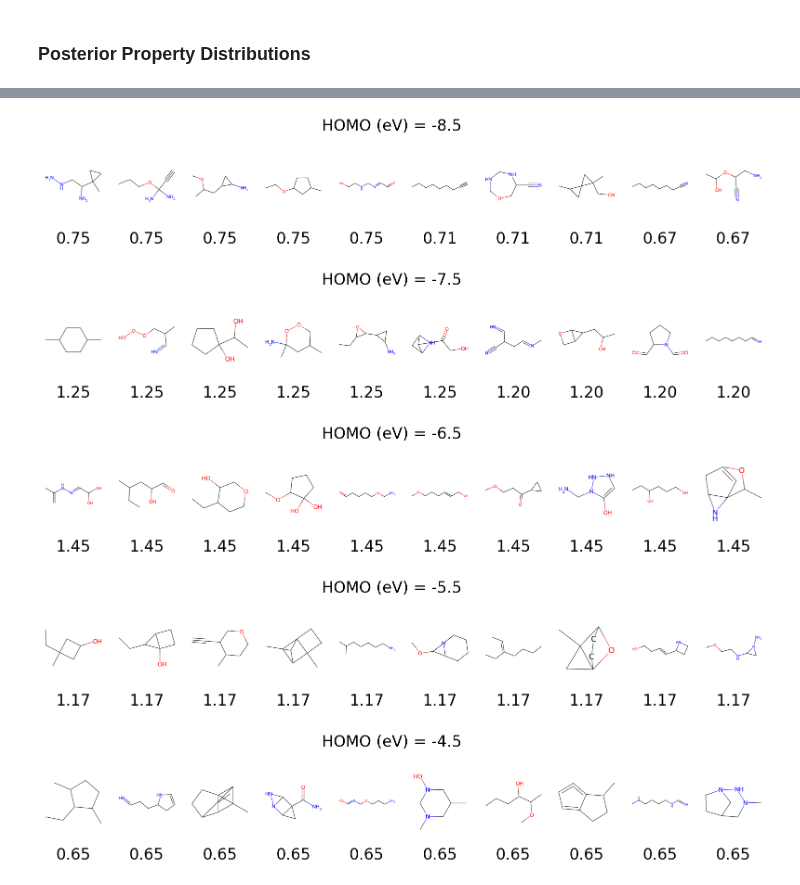
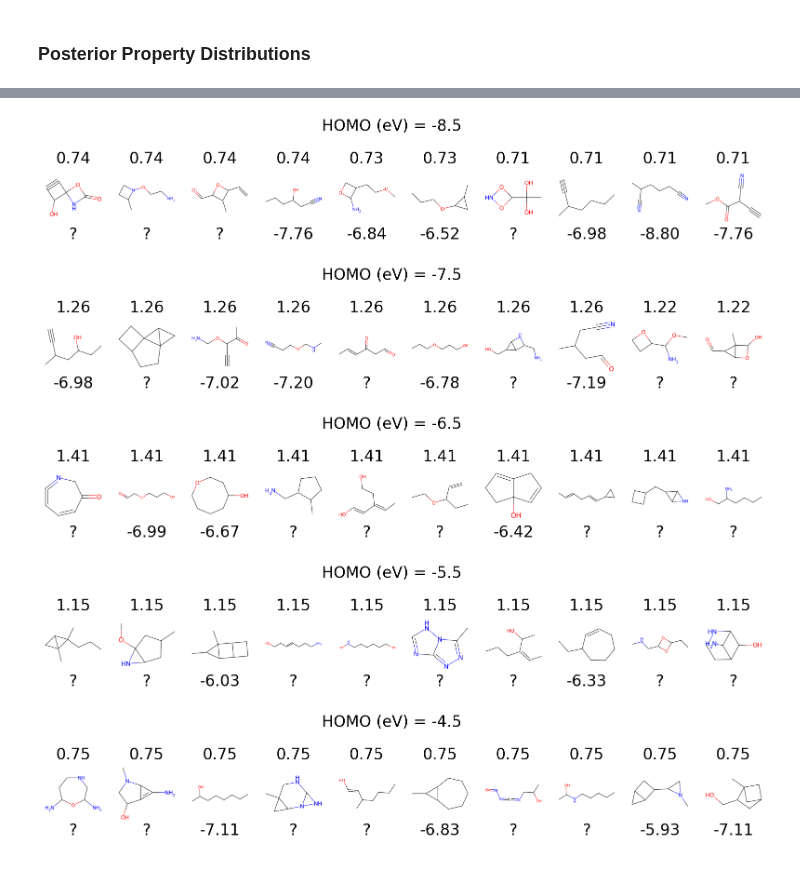
Before and after one commit to pkmtum/Molecular_Generative_Modeling, a Jupyter notebook: source/graph_vae_inverse_design.ipynb, the cells around one changed output, grey strips where cells are left out. Saved outputs shown, nothing was run; the diff lists cells and outputs as text; code cells hidden in the pictures.

```diff
--- a/source/graph_vae_inverse_design.ipynb
+++ b/source/graph_vae_inverse_design.ipynb
@@ -107,12 +101,23 @@ for target_value in target_property_values:
     best_properties = y[indices]
     mols = [graph_to_mol(data=graph, includes_h=include_hydrogen, validate=True) for graph in best_dataset]
 
-    fig, axs = plt.subplots(1, k, figsize=(k * 2, 3))
+    best_dataset_loader = DataLoader(best_dataset, batch_size=64, shuffle=False)
+    with torch.no_grad():
+        z = model.encode_mean(next(iter(best_dataset_loader)))
+        y_pred_mu, y_pred_sigma = model.predict_properties(z=z)
+        y_pred_mu = model.denormalize_properties(y_pred_mu)
+        y_pred_sigma = model.denormalize_properties_std(y_pred_sigma)
+
+    # get the molecules that most likely have the target property value
+    normal_distribution = D.Normal(loc=y_pred_mu, scale=y_pred_sigma)
+    log_likelihoods = normal_distribution.log_prob(torch.full(y_pred_mu.shape, target_value, device=y_pred_mu.device)).flatten()
+
+    fig, axs = plt.subplots(1, k, figsize=(k * 2, 2))
     fig.suptitle(f"{property_name} = {target_value}", fontsize=24)
     axs = axs.flatten()
     for i in range(k):
         ax = axs[i]
         ax.imshow(Draw.MolToImage(mols[i]))
-        ax.set_title(y=-0.5, label=f"{best_properties[i]:.1f}", fontsize=24)
+        ax.text(0.5, -0.1, f"{best_properties[i]:.2f}", fontsize=24, ha='center', va='center', transform=ax.transAxes)
         ax.axis("off")
 # %% [output]
@@ -139,9 +144,15 @@ def sample_posterior(model: GraphVAE, target_property_value: float):
 
     sample_count = 3000
 
-    # Run the MCMC sampler
-    mcmc = MCMC(nuts_kernel, num_samples=sample_count, warmup_steps=1000)
-    mcmc.run(y_obs=y_target_norm)
+    while True:
+        try:
+            # Run the MCMC sampler
+            mcmc = MCMC(nuts_kernel, num_samples=sample_count, warmup_steps=1000, disable_validation=False)
+            mcmc.run(y_obs=y_target_norm)
+        except Exception as e:
+            print(e)
+            continue
+        break
     posterior_samples = mcmc.get_samples()["z"]
 
     return posterior_samples
@@ -427,25 +438,34 @@ for z, target_value in zip(posterior_samples, target_property_values):
 # %%
 # top candidate molecules without considering the decoder
 for mols, log_likelihoods, target_value in zip(decoded_mols_from_posterior_samples, target_property_log_likelihoods, target_property_values):
     k = 10
     top_log_likelihoods, indices = torch.topk(log_likelihoods, k=k, dim=0)
     index_list = indices.tolist()
     candidates = [mols[i] for i in index_list]
 
-    fig, axs = plt.subplots(1, k, figsize=(k * 2, 3))
+    fig, axs = plt.subplots(1, k, figsize=(k * 2, 3.5))
     fig.suptitle(f"{property_name} = {target_value}", fontsize=24)
     axs = axs.flatten()
     for i in range(k):
         ax = axs[i]
         ax.imshow(Draw.MolToImage(mols[i]))
-        ax.set_title(y=-0.5, label=f"{top_log_likelihoods[i]:.2f}", fontsize=24)
+
+        smiles = Chem.MolToSmiles(mols[i])
+        if smiles in dataset_smiles_properties:
+            true_property = dataset_smiles_properties[smiles].item()
+            true_property_str = f"{true_property:.2f}"
+        else:
+            true_property_str = "?"
+
+        ax.set_title(label=f"{top_log_likelihoods[i]:.2f}", fontsize=24)  # Title above the image
+        ax.text(0.5, -0.1, true_property_str, fontsize=24, ha='center', va='center', transform=ax.transAxes)
         ax.axis("off")
 # %% [output]
-[figure, old version]
+[figure, new version]
-[figure, old version]
+[figure, new version]
-[figure, old version]
+[figure, new version]
-[figure, old version]
+[figure, new version]
-[figure, old version]
+[figure, new version]
 # %%
 k = 10  # number of candidate molecules to select
 
```
Also changed, not shown: parts of 8 cells of this notebook, 3 other files.
